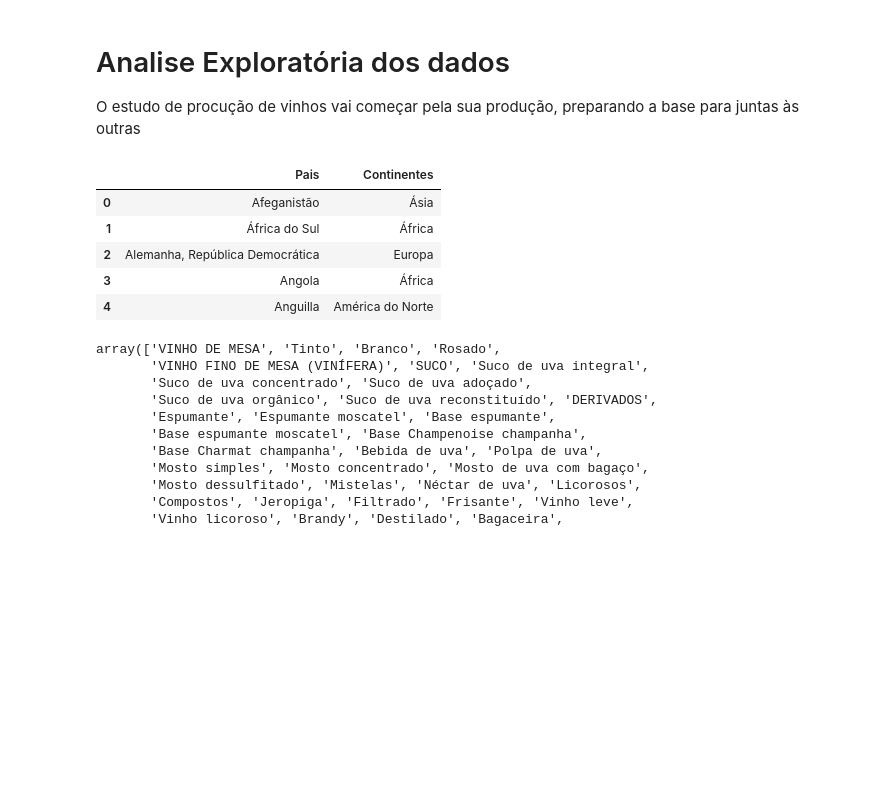
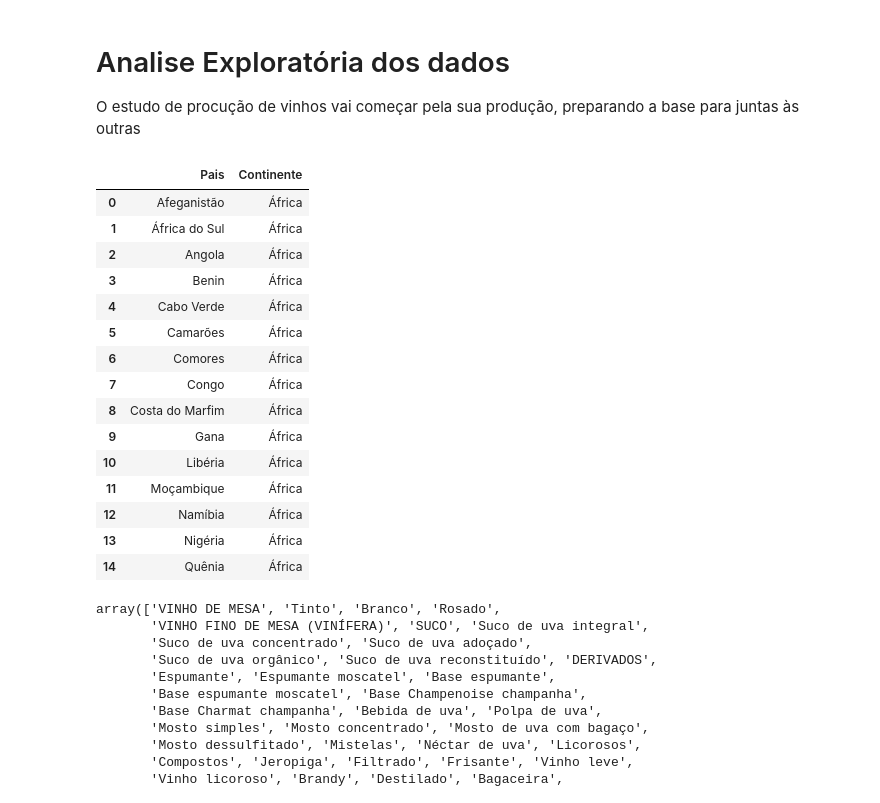
Before and after one commit to eugeniogdiniz/Grupo_posFiap, a Jupyter notebook: scr/producao_bases.ipynb, the cells around one changed output. Saved outputs shown, nothing was run; the diff lists cells and outputs as text; code cells hidden in the pictures; blank space fills up the shorter version.

```diff
--- a/scr/producao_bases.ipynb
+++ b/scr/producao_bases.ipynb
@@ -75,12 +32,22 @@ df_pais_continente = pd.DataFrame({'Pais': paises, 'Continentes': continentes})
 # %%
-df_pais_continente.head()
+df_pais_continente.head(15)
 # %% [output]
-|  | Pais | Continentes |
-| 0 | Afeganistão | Ásia |
+|  | Pais | Continente |
+| 0 | Afeganistão | África |
 | 1 | África do Sul | África |
-| 2 | Alemanha, República Democrática | Europa |
-| 3 | Angola | África |
-| 4 | Anguilla | América do Norte |
+| 2 | Angola | África |
+| 3 | Benin | África |
+| 4 | Cabo Verde | África |
+| 5 | Camarões | África |
+| 6 | Comores | África |
+| 7 | Congo | África |
+| 8 | Costa do Marfim | África |
+| 9 | Gana | África |
+| 10 | Libéria | África |
+| 11 | Moçambique | África |
+| 12 | Namíbia | África |
+| 13 | Nigéria | África |
+| 14 | Quênia | África |
 # %%
 producao_arquivo = r'/home/eugenio/Documentos/Pos/PosTechDataScience_Fiap/Grupo_posFiap/bases/vinho/Producao/Producao.csv'
 df_producao_origin = pd.read_csv(producao_arquivo, sep=';')
```
Also changed, not shown: parts of 3 cells of this notebook, 2 other files.
